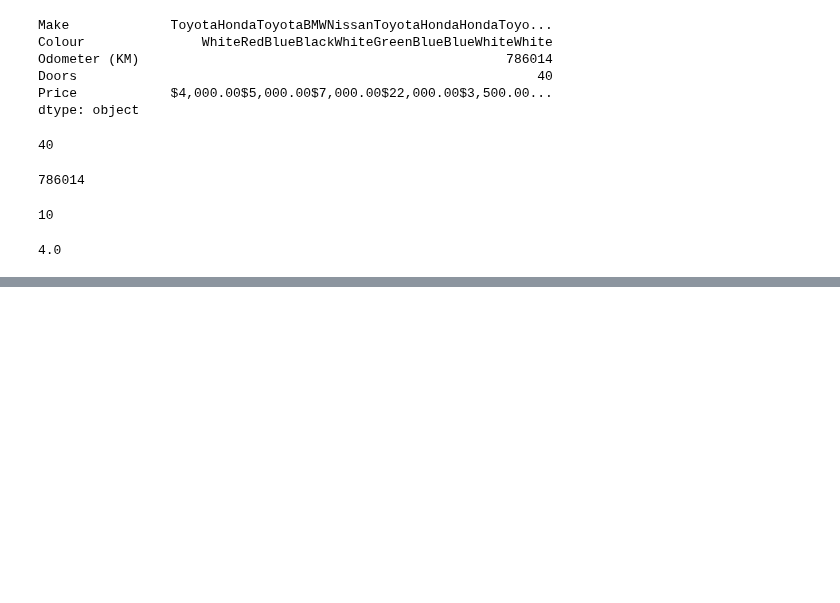
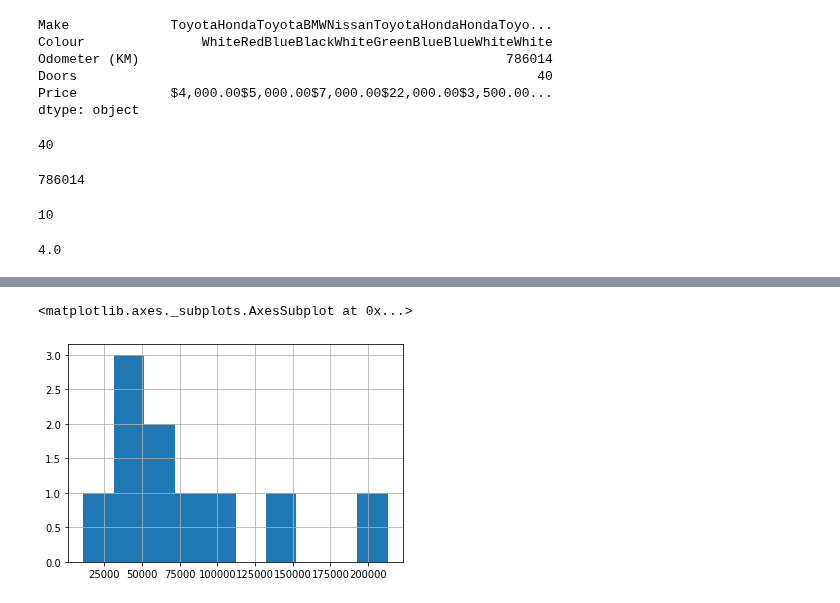
Before and after one commit to ptyadana/Data-Science-and-Machine-Learning-Projects-Dojo, a Jupyter notebook: Complete Machine Learning and Data Science - Zero to Mastery - AN/06.Pandas Data Analysis/pandas data analysis.ipynb, the cells around one changed output, grey strips where cells are left out. Cells and saved outputs as stored; diff of their text form; code cells hidden in the pictures; blank space fills up the shorter version.

```diff
--- a/Complete Machine Learning and Data Science - Zero to Mastery - AN/06.Pandas Data Analysis/pandas data analysis.ipynb
+++ b/Complete Machine Learning and Data Science - Zero to Mastery - AN/06.Pandas Data Analysis/pandas data analysis.ipynb
@@ -173,0 +465,5 @@ car_sales['Doors'].mean()
+# %%
+car_sales['Odometer (KM)'].hist()
+# %% [output]
+<matplotlib.axes._subplots.AxesSubplot at 0x...>
+[figure, added]
```
Also changed, not shown: parts of 44 cells of this notebook, 3 other files.
